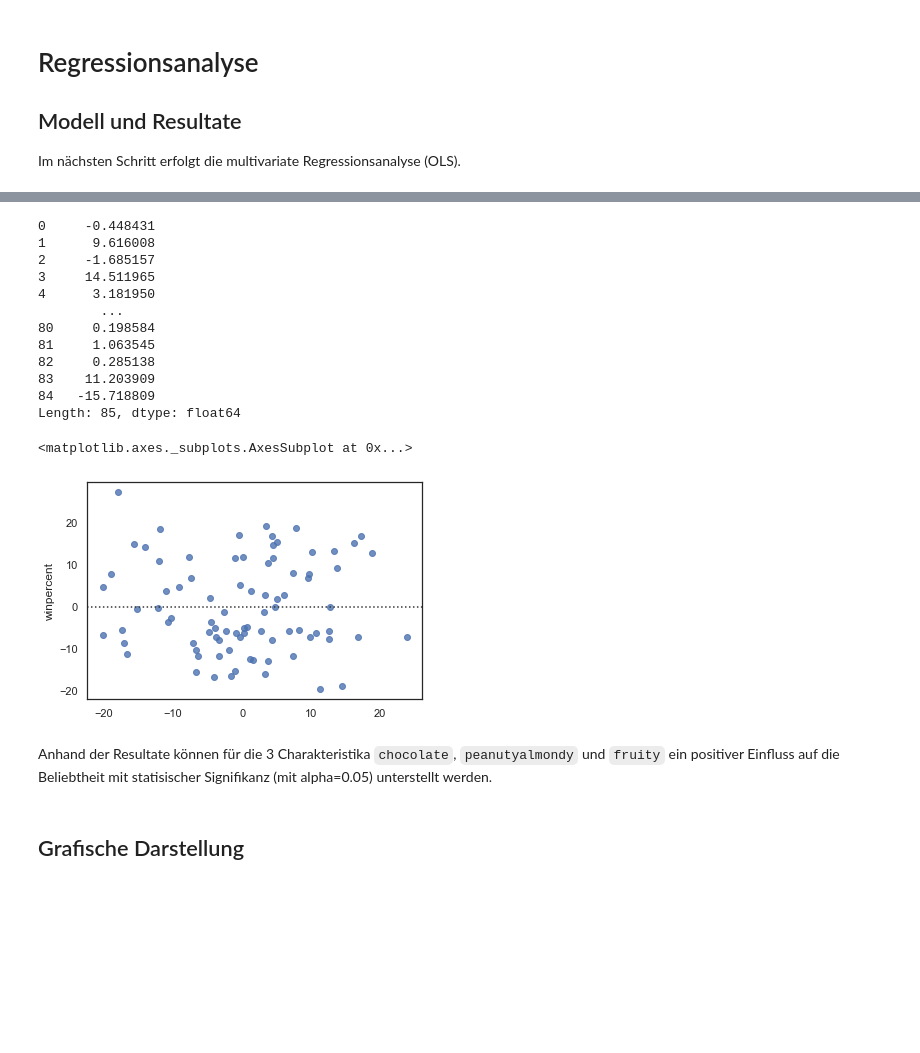
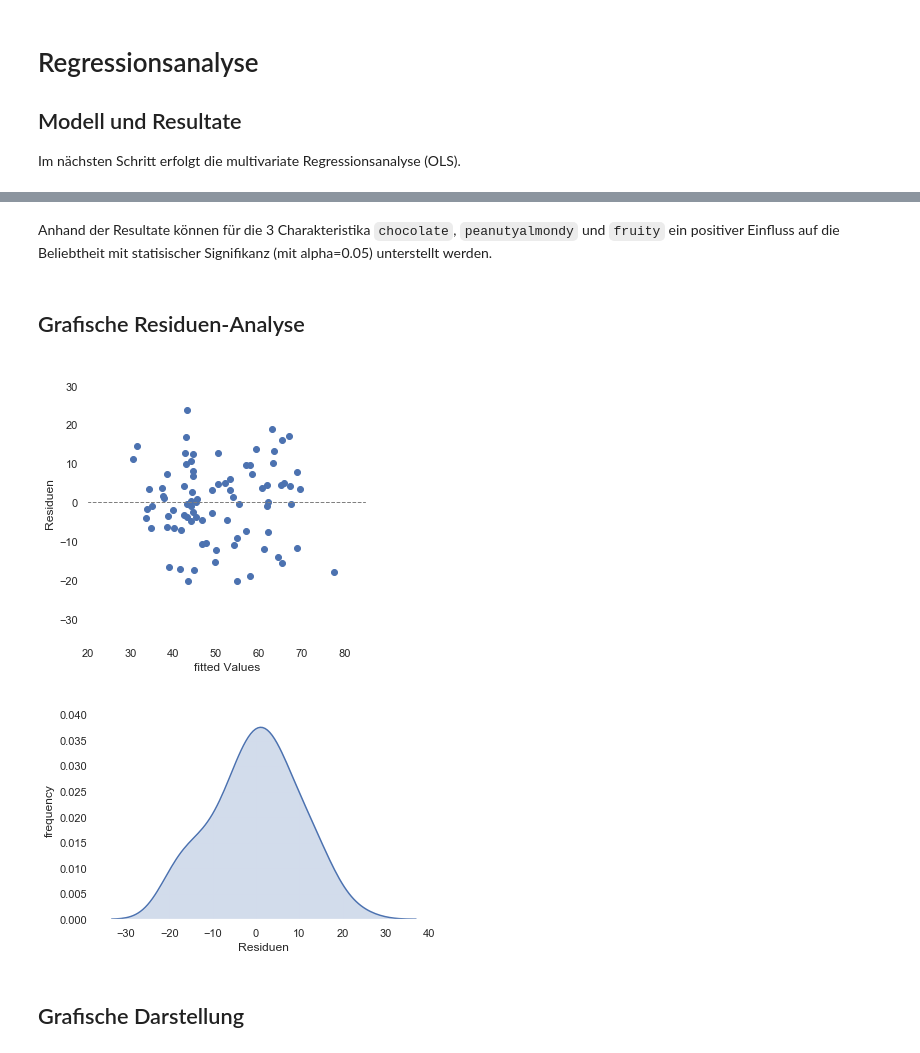
Before and after one commit to rean6690/Case-Study, a Jupyter notebook: case_study_final.ipynb, the cells around one changed output, grey strips where cells are left out. Saved outputs shown, nothing was run; the diff lists cells and outputs as text; code cells hidden in the pictures; blank space fills up the shorter version.

```diff
--- a/case_study_final.ipynb
+++ b/case_study_final.ipynb
@@ -221,28 +219,27 @@ Covariance Type:            nonrobust
 
 Warnings:
 [1] Standard Errors assume that the covariance matrix of the errors is correctly specified.
-# %%
-residuals = sm.OLS(y,X).fit().resid
-print(residuals)
-model.fittedvalues
-sns.residplot(residuals,y)
-# %% [output]
-0     -0.448431
-1      9.616008
-2     -1.685157
-3     14.511965
-4      3.181950
-        ...
-80     0.198584
-81     1.063545
-82     0.285138
-83    11.203909
-84   -15.718809
-Length: 85, dtype: float64
-<matplotlib.axes._subplots.AxesSubplot at 0x...>
-[figure, removed]
 # %% [markdown]
 Anhand der Resultate können für die 3 Charakteristika `chocolate`, `peanutyalmondy` und `fruity` ein positiver Einfluss auf die Beliebtheit mit statisischer Signifikanz (mit alpha=0.05) unterstellt werden.
+# %% [markdown]
+## Grafische Residuen-Analyse
+# %%
+residuals = sm.OLS(y,X).fit().resid
+fitted_values = model.fittedvalues
+f, ax = plt.subplots(figsize=(5,5))
+plt.scatter(fitted_values, residuals)
+plt.hlines(0,20,85, color="grey", linestyle="dashed", linewidth=1)
+ax.set_ylim(-35,35)
+ax.set(ylabel="Residuen", xlabel="fitted Values")
+ax.set_xlim(20,85)
+plt.show()
+sns.distplot(residuals,hist= True, color = "b",kde_kws={"shade": True}, hist_kws=dict(alpha=0))
+plt.xlabel("Residuen")
+plt.ylabel("frequency")
+plt.show()
+# %% [output]
+[figure, added]
+[figure, added]
 # %% [markdown]
 ## Grafische Darstellung
 # %%
```
Also changed, not shown: parts of 12 cells of this notebook.
